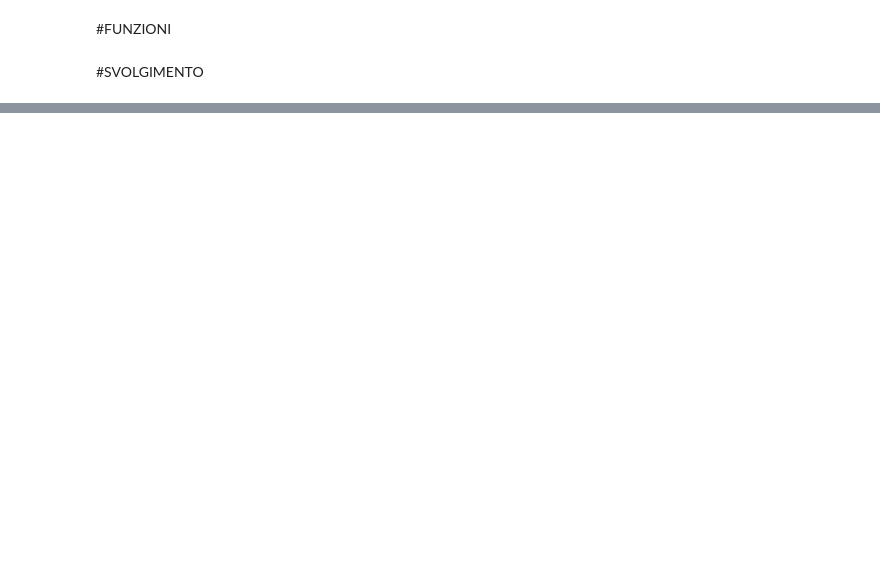
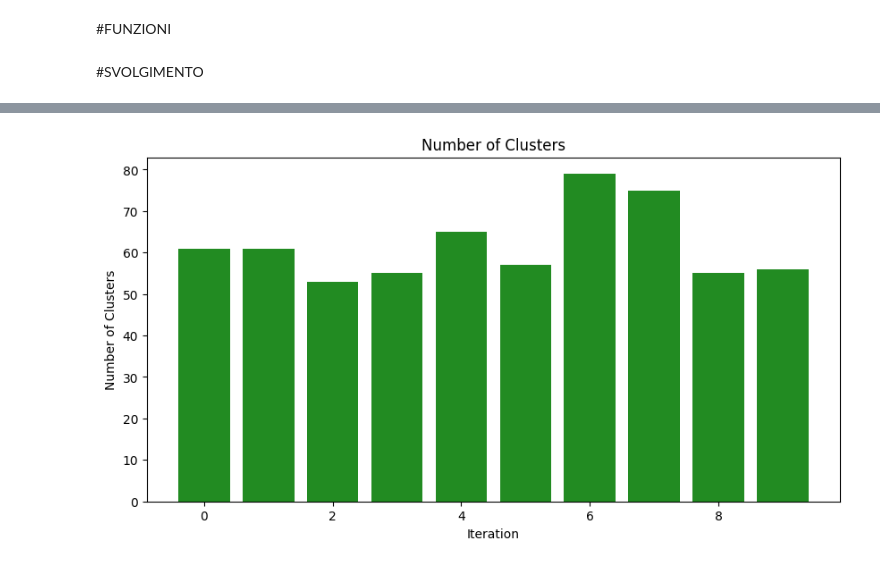
Before and after one commit to andreamurari/percolation_project, a Jupyter notebook: percolation_project.ipynb, the cells around one changed output, grey strips where cells are left out. Drawn from its saved outputs; the diff is of its cells as text; code cells hidden in the pictures; blank space fills up the shorter version.

```diff
--- a/percolation_project.ipynb
+++ b/percolation_project.ipynb
@@ -153,0 +141,10 @@ number of clusters:  337
+# %%
+plt.figure(figsize = (10, 5))
+plt.bar(range(M), number_of_clusters_df_0, color = 'forestgreen')
+plt.title('Number of Clusters')
+plt.xlabel('Iteration')
+plt.ylabel('Number of Clusters')
+
+plt.show()
+# %% [output]
+[figure, added]
```
Also changed, not shown: parts of 51 cells of this notebook.
